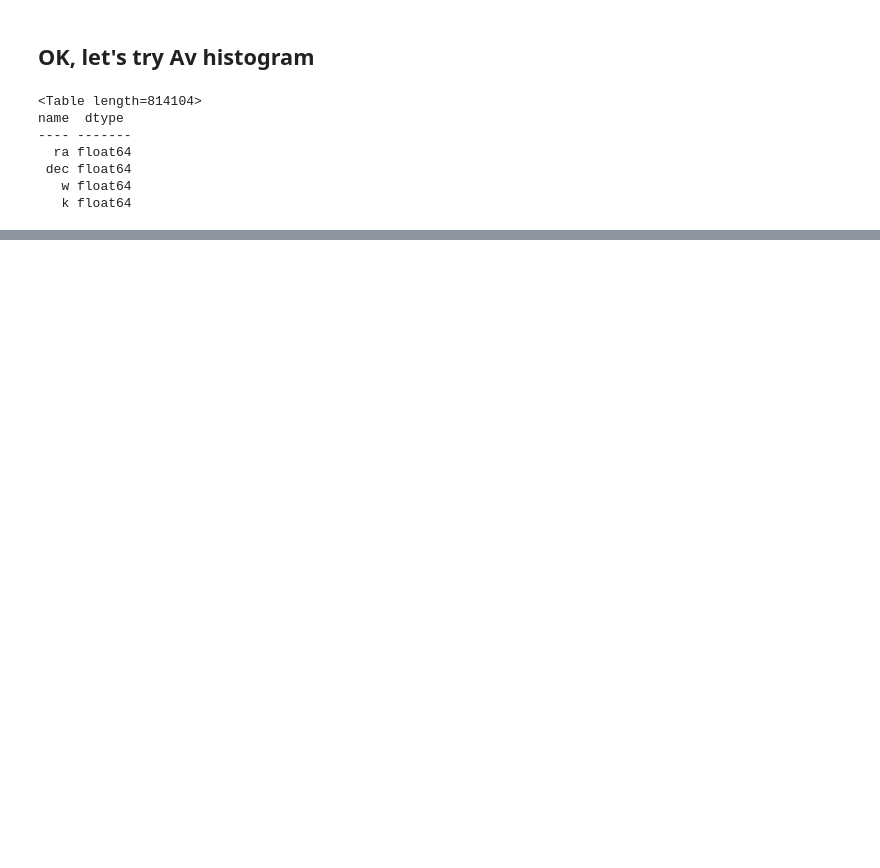
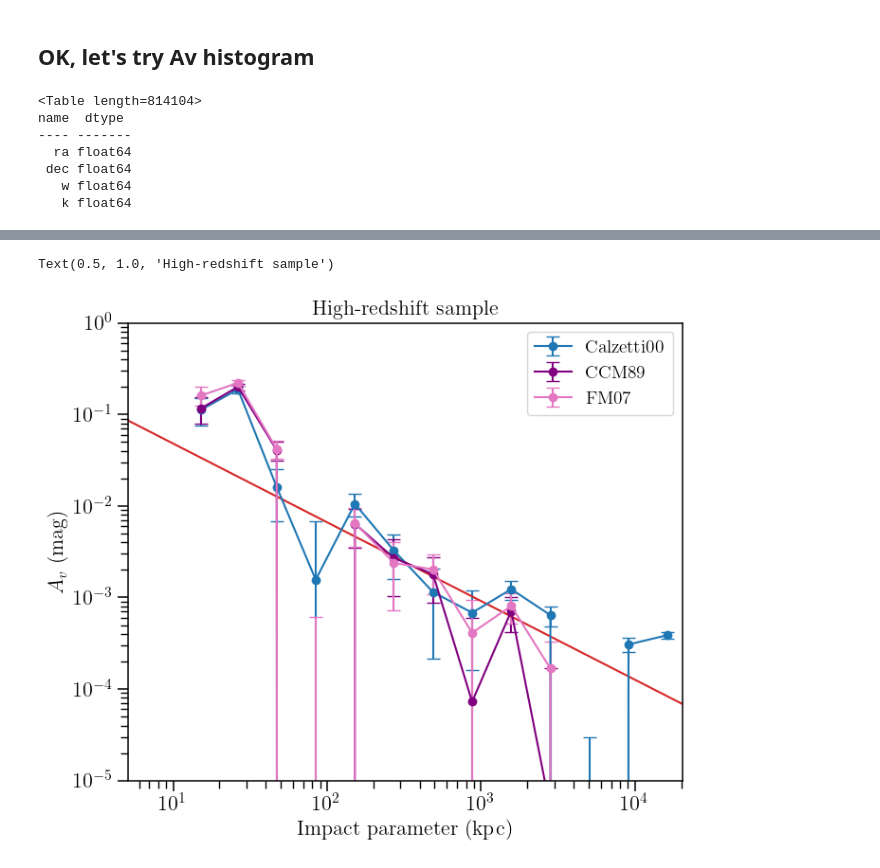
Before and after one commit to mcclearyj/dusthalos, a Jupyter notebook: writeup/misc_dust_plots.ipynb, the cells around one changed output, grey strips where cells are left out. Cells and saved outputs as stored; diff of their text form; code cells hidden in the pictures; blank space fills up the shorter version.

```diff
--- a/writeup/misc_dust_plots.ipynb
+++ b/writeup/misc_dust_plots.ipynb
@@ -238,0 +362,28 @@ hidens_stats2.skewness
+# %%
+fig, ax = plt.subplots(1, 1, figsize=(7,6), tight_layout=True, sharey=True)
+
+## First do hi-dens
+ax.errorbar(hiz2_dk['meanr']*scl, dust_hiz2, yerr=hiz2_dk['sigma'],
+            fmt='-o',capsize=5, color='tab:blue',
+            label='Calzetti00')
+ax.errorbar(hiz3_dk['meanr']*scl, dust_hiz3,
+            yerr=hiz3_dk['sigma'], fmt='-o',capsize=5,
+            color='purple', label='CCM89')
+ax.errorbar(fm07_dk['meanr']*scl, dust_fm07,
+            yerr=fm07_dk['sigma'], fmt='-o',capsize=5,
+            color='tab:pink', label='FM07')
+ax.plot(theory_r, av, color='tab:red')
+
+ax.set_xscale('log')
+ax.set_yscale('log')
+ax.set_xlim(0.05*scl, 200*scl)
+ax.set_ylim(1E-5, 1)
+ax.set_xlabel(f'Impact parameter ({xlabel_unit})', fontsize=16)
+ax.set_ylabel(r'$A_v$ (mag)', fontsize=16)
+ax.legend()
+ax.set_title('High-redshift sample')
+
+#fig.savefig("figures/Calzetti_vs_CCM89_vs_FM07.png")
+# %% [output]
+Text(0.5, 1.0, 'High-redshift sample')
+[figure, added]
```
Also changed, not shown: parts of 12 cells of this notebook, 10 other files.
